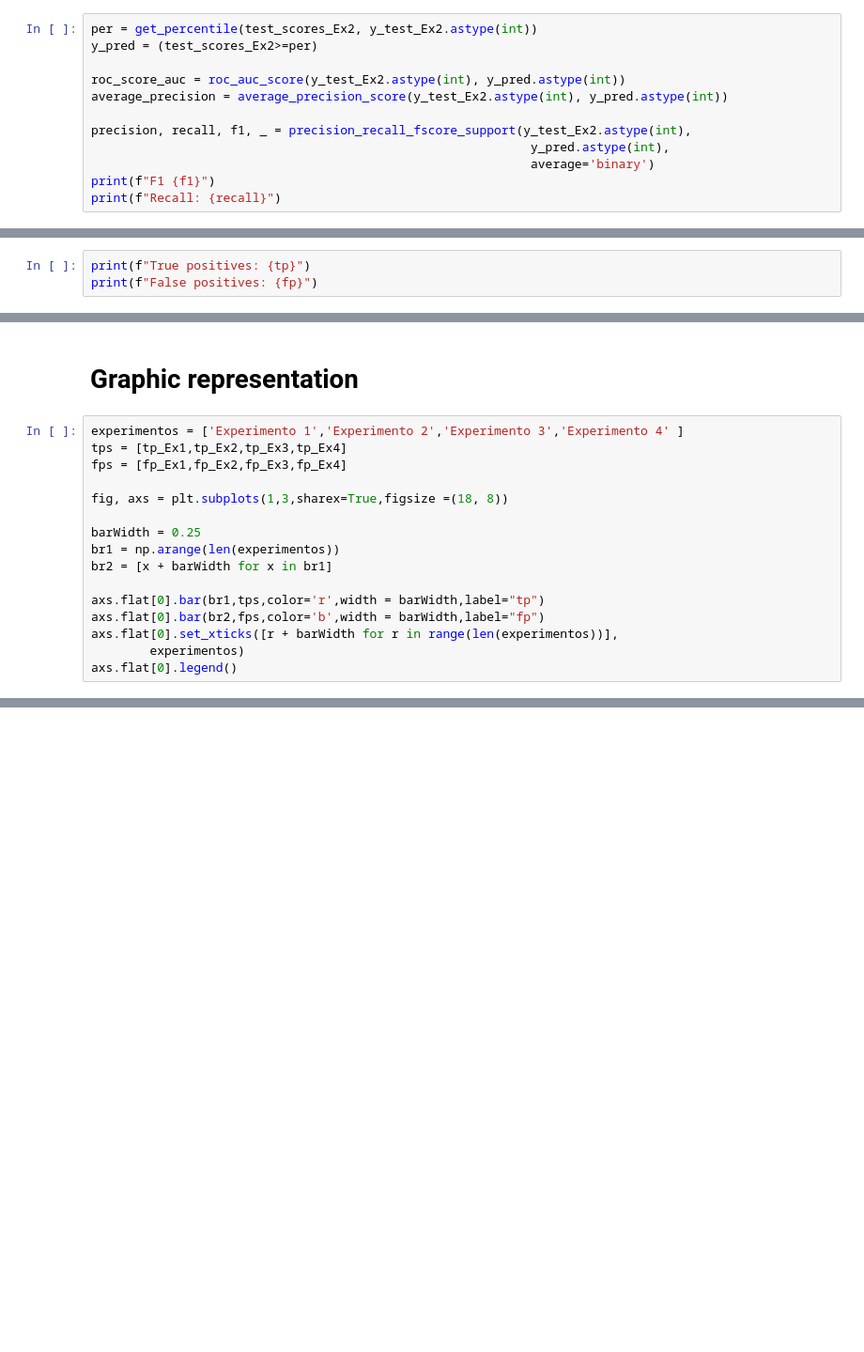
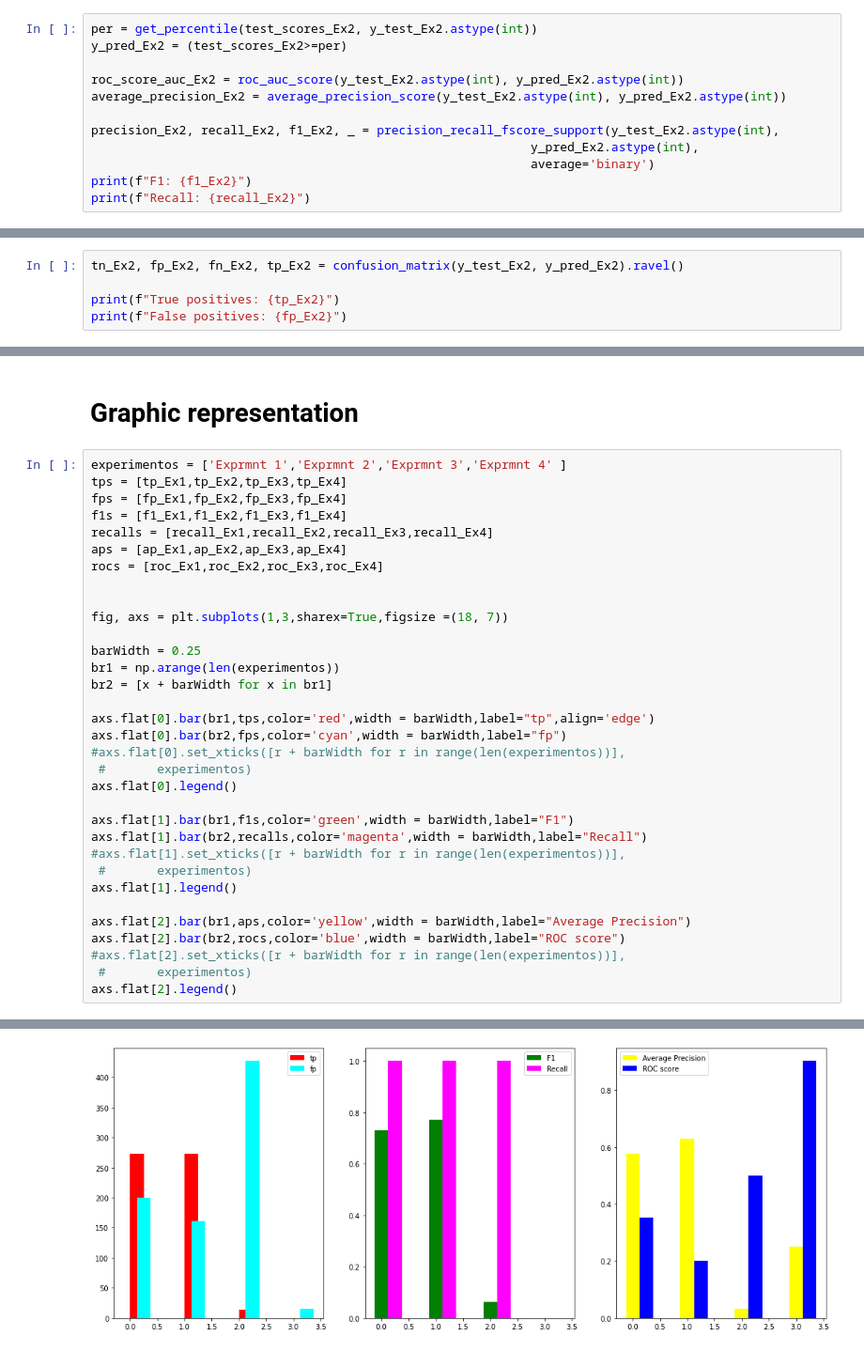
Before and after one commit to jfmvs/Baselines_Survey, a Jupyter notebook: local_outlier_factor (1).ipynb, the cells around one changed output, grey strips where cells are left out. Shown at 94% size. Cells and saved outputs as stored; diff of their text form; blank space fills up the shorter version.

```diff
--- a/local_outlier_factor (1).ipynb
+++ b/local_outlier_factor (1).ipynb
@@ -262,13 +318,13 @@ Average precision score: 0.44427468057272906
 # %%
 per = get_percentile(test_scores_Ex2, y_test_Ex2.astype(int))
-y_pred = (test_scores_Ex2>=per)
+y_pred_Ex2 = (test_scores_Ex2>=per)
 
-roc_score_auc = roc_auc_score(y_test_Ex2.astype(int), y_pred.astype(int))
-average_precision = average_precision_score(y_test_Ex2.astype(int), y_pred.astype(int))
+roc_score_auc_Ex2 = roc_auc_score(y_test_Ex2.astype(int), y_pred_Ex2.astype(int))
+average_precision_Ex2 = average_precision_score(y_test_Ex2.astype(int), y_pred_Ex2.astype(int))
 
-precision, recall, f1, _ = precision_recall_fscore_support(y_test_Ex2.astype(int),
-                                                            y_pred.astype(int),
+precision_Ex2, recall_Ex2, f1_Ex2, _ = precision_recall_fscore_support(y_test_Ex2.astype(int),
+                                                            y_pred_Ex2.astype(int),
                                                             average='binary')
-print(f"F1 {f1}")
-print(f"Recall: {recall}")
+print(f"F1: {f1_Ex2}")
+print(f"Recall: {recall_Ex2}")
 # %% [output]
@@ -279,4 +333,6 @@ tn, fp, fn, tp = confusion_matrix(y_test_Ex2, y_pred).ravel()
 # %%
-print(f"True positives: {tp}")
-print(f"False positives: {fp}")
+tn_Ex2, fp_Ex2, fn_Ex2, tp_Ex2 = confusion_matrix(y_test_Ex2, y_pred_Ex2).ravel()
+
+print(f"True positives: {tp_Ex2}")
+print(f"False positives: {fp_Ex2}")
 # %% [output]
@@ -335,18 +413,36 @@ print(f"False positives: {fp_Ex4}")
 # %% [markdown]
 # Graphic representation
 # %%
-experimentos = ['Experimento 1','Experimento 2','Experimento 3','Experimento 4' ]
+experimentos = ['Exprmnt 1','Exprmnt 2','Exprmnt 3','Exprmnt 4' ]
 tps = [tp_Ex1,tp_Ex2,tp_Ex3,tp_Ex4]
 fps = [fp_Ex1,fp_Ex2,fp_Ex3,fp_Ex4]
+f1s = [f1_Ex1,f1_Ex2,f1_Ex3,f1_Ex4]
+recalls = [recall_Ex1,recall_Ex2,recall_Ex3,recall_Ex4]
+aps = [ap_Ex1,ap_Ex2,ap_Ex3,ap_Ex4]
+rocs = [roc_Ex1,roc_Ex2,roc_Ex3,roc_Ex4]
 
-fig, axs = plt.subplots(1,3,sharex=True,figsize =(18, 8))
+
+fig, axs = plt.subplots(1,3,sharex=True,figsize =(18, 7))
 
 barWidth = 0.25
 br1 = np.arange(len(experimentos))
 br2 = [x + barWidth for x in br1]
 
-axs.flat[0].bar(br1,tps,color='r',width = barWidth,label="tp")
-axs.flat[0].bar(br2,fps,color='b',width = barWidth,label="fp")
-axs.flat[0].set_xticks([r + barWidth for r in range(len(experimentos))],
-        experimentos)
+axs.flat[0].bar(br1,tps,color='red',width = barWidth,label="tp",align='edge')
+axs.flat[0].bar(br2,fps,color='cyan',width = barWidth,label="fp")
+#axs.flat[0].set_xticks([r + barWidth for r in range(len(experimentos))],
+ #       experimentos)
 axs.flat[0].legend()
+
+axs.flat[1].bar(br1,f1s,color='green',width = barWidth,label="F1")
+axs.flat[1].bar(br2,recalls,color='magenta',width = barWidth,label="Recall")
+#axs.flat[1].set_xticks([r + barWidth for r in range(len(experimentos))],
+ #       experimentos)
+axs.flat[1].legend()
+
+axs.flat[2].bar(br1,aps,color='yellow',width = barWidth,label="Average Precision")
+axs.flat[2].bar(br2,rocs,color='blue',width = barWidth,label="ROC score")
+#axs.flat[2].set_xticks([r + barWidth for r in range(len(experimentos))],
+ #       experimentos)
+axs.flat[2].legend()
+# %% [output]
@@ -352,0 +450 @@ axs.flat[0].legend()
+[figure, added]
```
Also changed, not shown: parts of 30 cells of this notebook.
